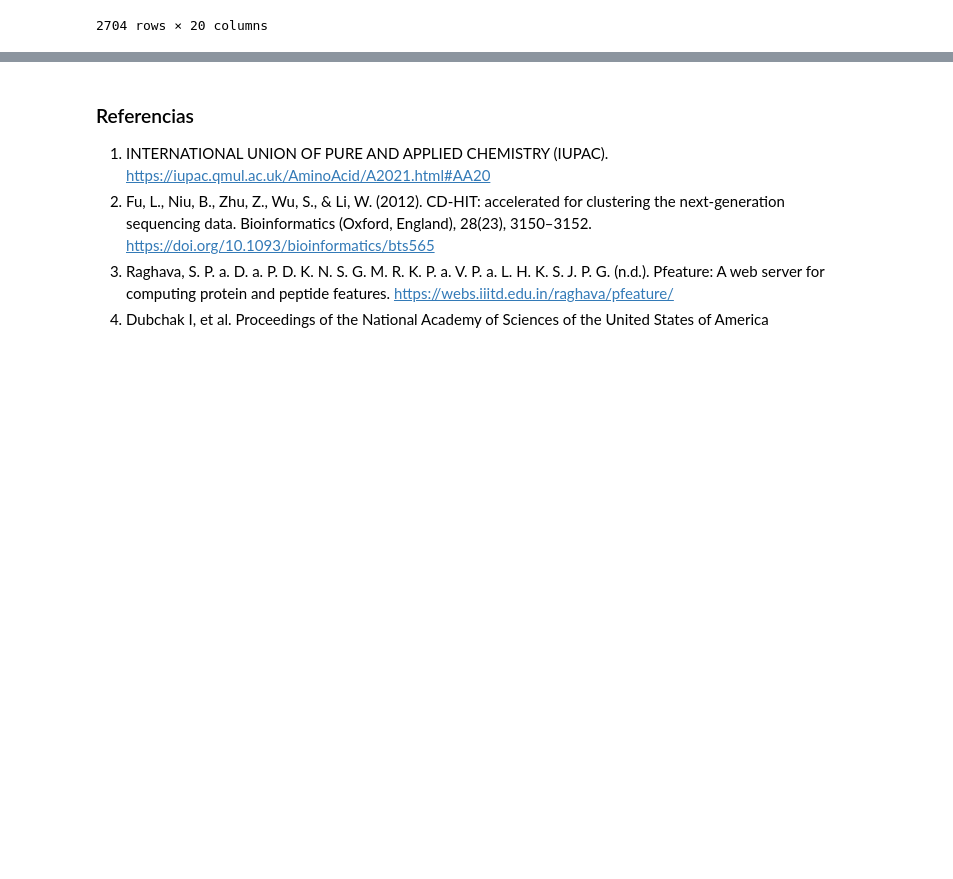
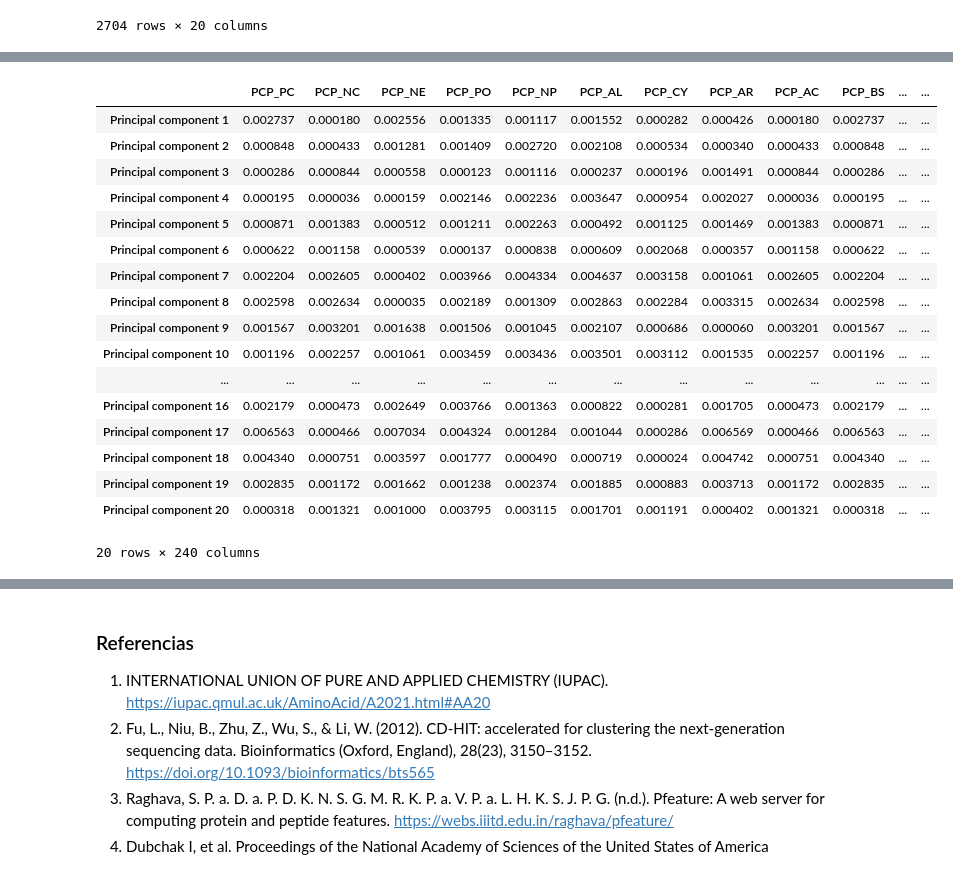
Before and after one commit to A01795375/Proyecto_Integrador_cancer, a Jupyter notebook: notebooks/Avance 2.1.ipynb, the cells around one changed output, grey strips where cells are left out. Saved outputs shown, nothing was run; the diff lists cells and outputs as text; code cells hidden in the pictures; blank space fills up the shorter version.

```diff
--- a/notebooks/Avance 2.1.ipynb
+++ b/notebooks/Avance 2.1.ipynb
@@ -732,0 +776,24 @@ feature_rri
+# %%
+# Se muestra la composición de los 20 componentes principales por cada una de las pFeatures
+num_components = 20
+pc_df = pd.DataFrame(abs(pca.components_[:num_components]), columns = df_pfeatures.columns, index=['Principal component {}'.format(i) for i in range(1, num_components + 1)])
+pc_df
+# %% [output]
+|  | PCP_PC | PCP_NC | PCP_NE | PCP_PO | PCP_NP | PCP_AL | PCP_CY | PCP_AR | PCP_AC | PCP_BS | ... | ... |
+| Principal component 1 | 0.002737 | 0.000180 | 0.002556 | 0.001335 | 0.001117 | 0.001552 | 0.000282 | 0.000426 | 0.000180 | 0.002737 | ... | ... |
+| Principal component 2 | 0.000848 | 0.000433 | 0.001281 | 0.001409 | 0.002720 | 0.002108 | 0.000534 | 0.000340 | 0.000433 | 0.000848 | ... | ... |
+| Principal component 3 | 0.000286 | 0.000844 | 0.000558 | 0.000123 | 0.001116 | 0.000237 | 0.000196 | 0.001491 | 0.000844 | 0.000286 | ... | ... |
+| Principal component 4 | 0.000195 | 0.000036 | 0.000159 | 0.002146 | 0.002236 | 0.003647 | 0.000954 | 0.002027 | 0.000036 | 0.000195 | ... | ... |
+| Principal component 5 | 0.000871 | 0.001383 | 0.000512 | 0.001211 | 0.002263 | 0.000492 | 0.001125 | 0.001469 | 0.001383 | 0.000871 | ... | ... |
+| Principal component 6 | 0.000622 | 0.001158 | 0.000539 | 0.000137 | 0.000838 | 0.000609 | 0.002068 | 0.000357 | 0.001158 | 0.000622 | ... | ... |
+| Principal component 7 | 0.002204 | 0.002605 | 0.000402 | 0.003966 | 0.004334 | 0.004637 | 0.003158 | 0.001061 | 0.002605 | 0.002204 | ... | ... |
+| Principal component 8 | 0.002598 | 0.002634 | 0.000035 | 0.002189 | 0.001309 | 0.002863 | 0.002284 | 0.003315 | 0.002634 | 0.002598 | ... | ... |
+| Principal component 9 | 0.001567 | 0.003201 | 0.001638 | 0.001506 | 0.001045 | 0.002107 | 0.000686 | 0.000060 | 0.003201 | 0.001567 | ... | ... |
+| Principal component 10 | 0.001196 | 0.002257 | 0.001061 | 0.003459 | 0.003436 | 0.003501 | 0.003112 | 0.001535 | 0.002257 | 0.001196 | ... | ... |
+| ... | ... | ... | ... | ... | ... | ... | ... | ... | ... | ... | ... | ... |
+| Principal component 16 | 0.002179 | 0.000473 | 0.002649 | 0.003766 | 0.001363 | 0.000822 | 0.000281 | 0.001705 | 0.000473 | 0.002179 | ... | ... |
+| Principal component 17 | 0.006563 | 0.000466 | 0.007034 | 0.004324 | 0.001284 | 0.001044 | 0.000286 | 0.006569 | 0.000466 | 0.006563 | ... | ... |
+| Principal component 18 | 0.004340 | 0.000751 | 0.003597 | 0.001777 | 0.000490 | 0.000719 | 0.000024 | 0.004742 | 0.000751 | 0.004340 | ... | ... |
+| Principal component 19 | 0.002835 | 0.001172 | 0.001662 | 0.001238 | 0.002374 | 0.001885 | 0.000883 | 0.003713 | 0.001172 | 0.002835 | ... | ... |
+| Principal component 20 | 0.000318 | 0.001321 | 0.001000 | 0.003795 | 0.003115 | 0.001701 | 0.001191 | 0.000402 | 0.001321 | 0.000318 | ... | ... |
+20 rows × 240 columns
```
Also changed, not shown: parts of 10 cells of this notebook, 6 other files.
